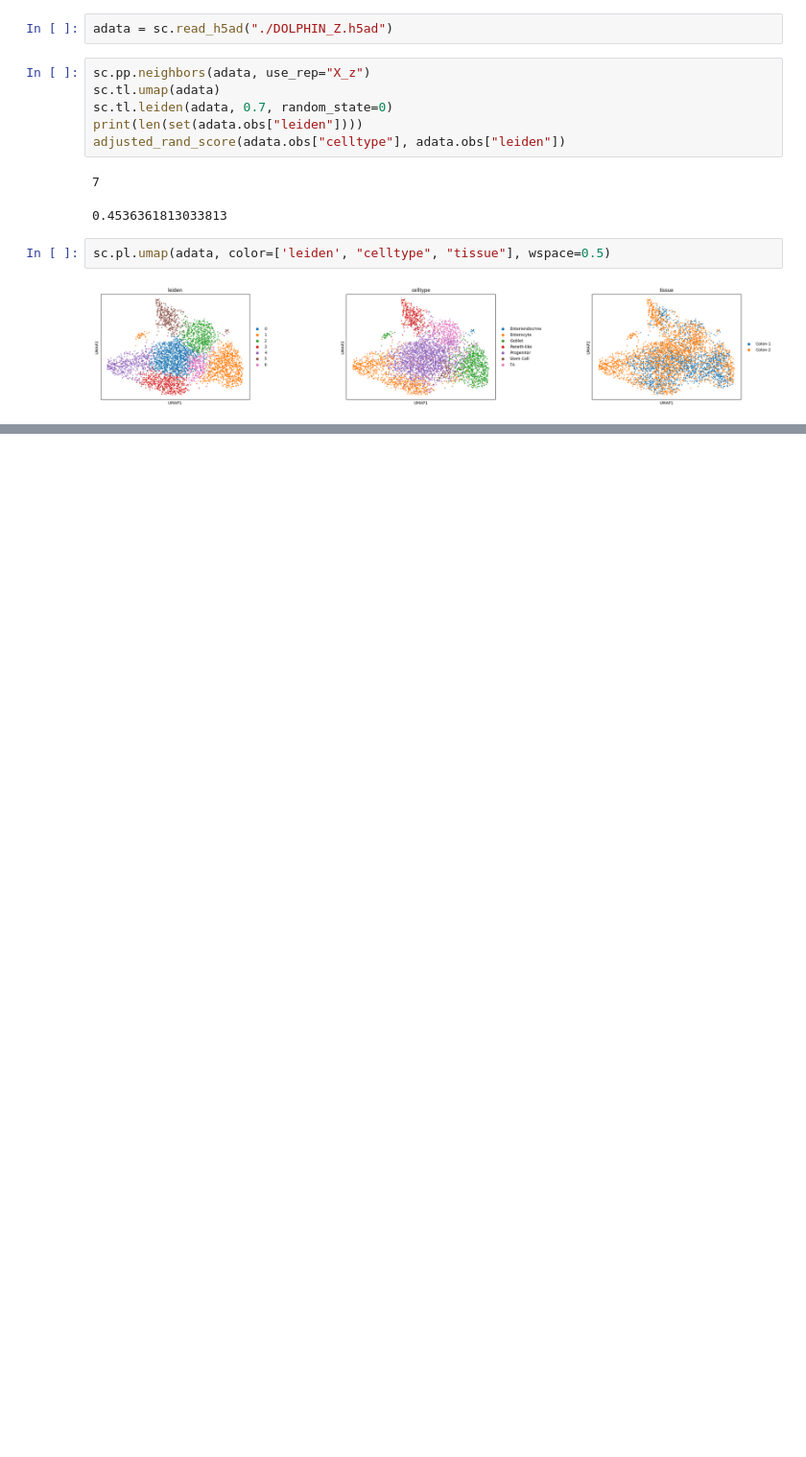
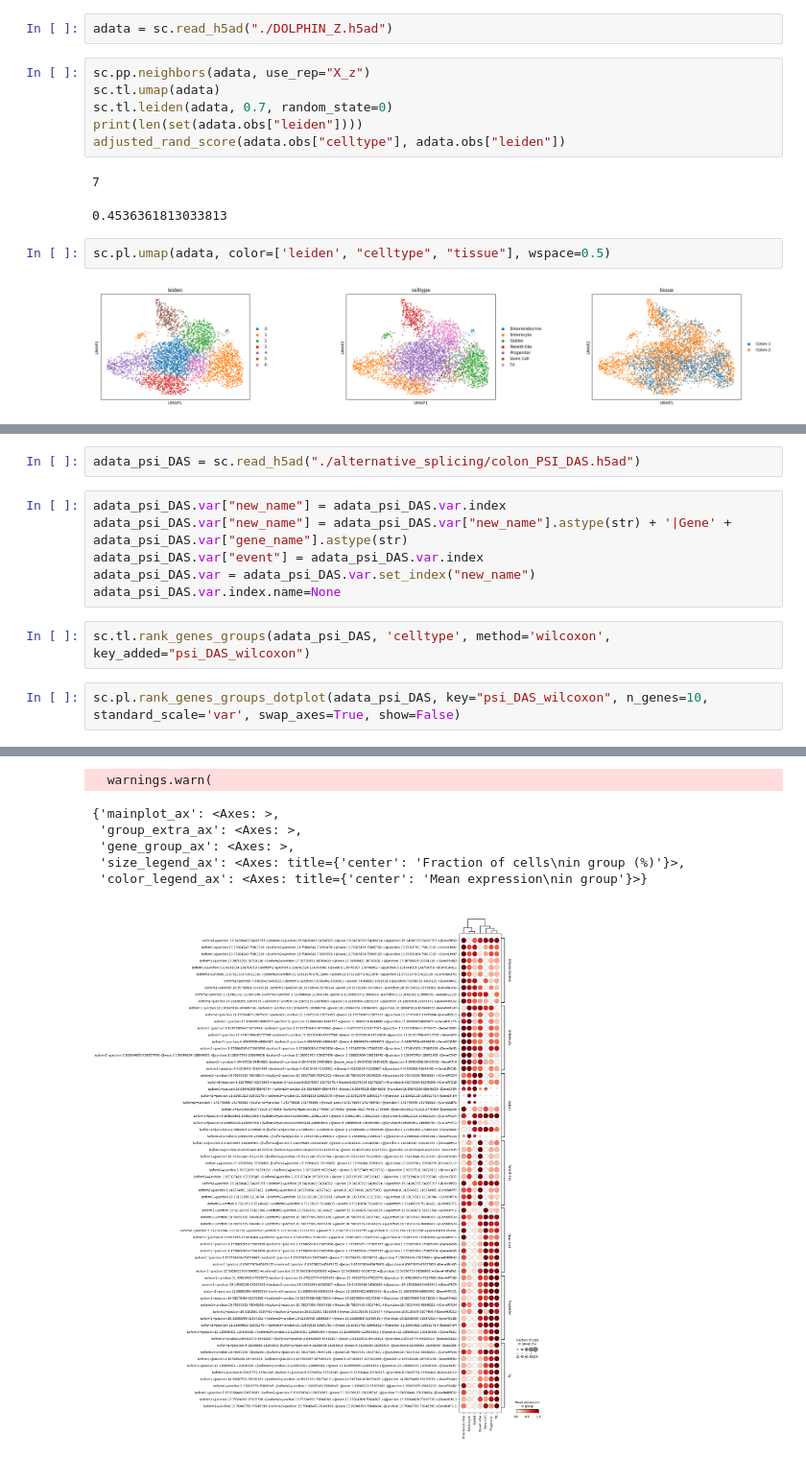
Before and after one commit to mcgilldinglab/DOLPHIN, a Jupyter notebook: docs/source/examples/run_DOLPHIN_10x_colon.ipynb, the cells around one changed output, grey strips where cells are left out. Shown at 96% size. Drawn from its saved outputs; the diff is of its cells as text; blank space fills up the shorter version.

```diff
--- a/docs/source/examples/run_DOLPHIN_10x_colon.ipynb
+++ b/docs/source/examples/run_DOLPHIN_10x_colon.ipynb
@@ -52,0 +125,13 @@ sc.pl.umap(adata, color=['leiden', "celltype", "tissue"], wspace=0.5)
+# %%
+adata_psi_DAS = sc.read_h5ad("./alternative_splicing/colon_PSI_DAS.h5ad")
+# %%
+adata_psi_DAS.var["new_name"] = adata_psi_DAS.var.index
+adata_psi_DAS.var["new_name"] = adata_psi_DAS.var["new_name"].astype(str) + '|Gene' + adata_psi_DAS.var["gene_name"].astype(str)
+adata_psi_DAS.var["event"] = adata_psi_DAS.var.index
+adata_psi_DAS.var = adata_psi_DAS.var.set_index("new_name")
+adata_psi_DAS.var.index.name=None
+# %%
+sc.tl.rank_genes_groups(adata_psi_DAS, 'celltype', method='wilcoxon', key_added="psi_DAS_wilcoxon")
+# %%
+sc.pl.rank_genes_groups_dotplot(adata_psi_DAS, key="psi_DAS_wilcoxon", n_genes=10, standard_scale='var', swap_axes=True, show=False)
+# %% [output]
@@ -52,0 +139,7 @@ sc.pl.umap(adata, color=['leiden', "celltype", "tissue"], wspace=0.5)
+  warnings.warn(
+{'mainplot_ax': <Axes: >,
+ 'group_extra_ax': <Axes: >,
+ 'gene_group_ax': <Axes: >,
+ 'size_legend_ax': <Axes: title={'center': 'Fraction of cells\nin group (%)'}>,
+ 'color_legend_ax': <Axes: title={'center': 'Mean expression\nin group'}>}
+[figure, added]
```
Also changed, not shown: parts of 25 cells of this notebook, 2 other files.
